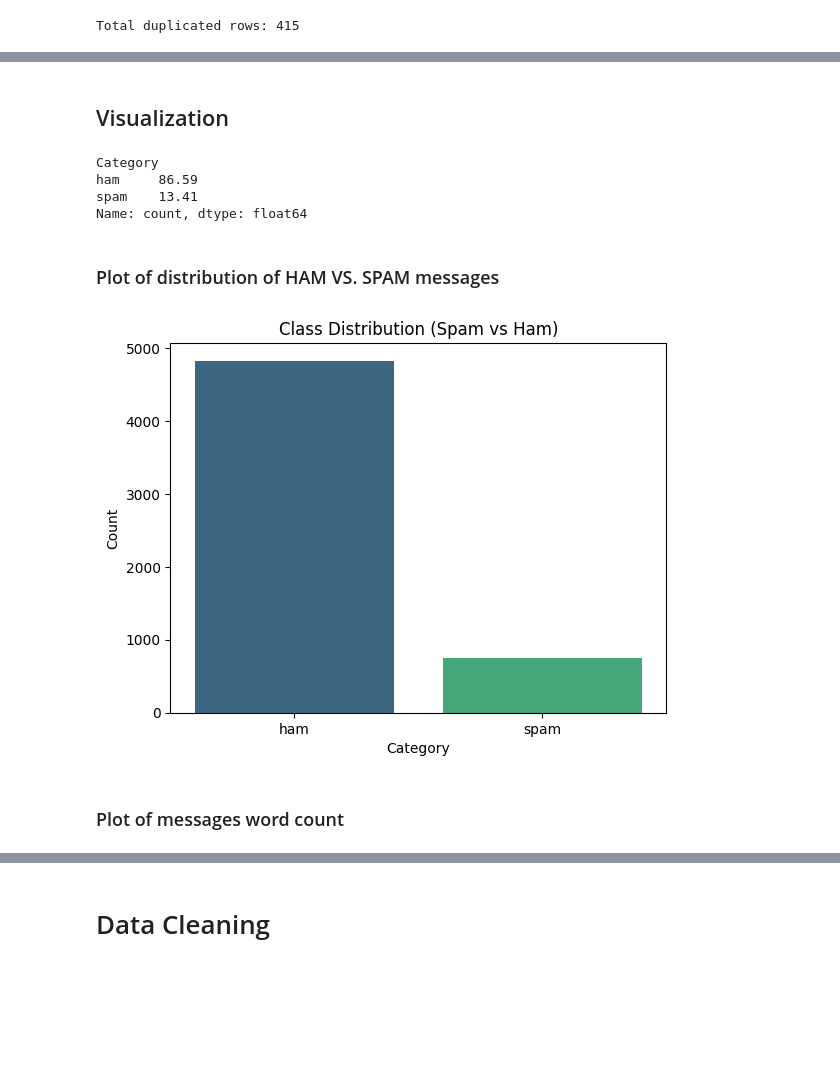
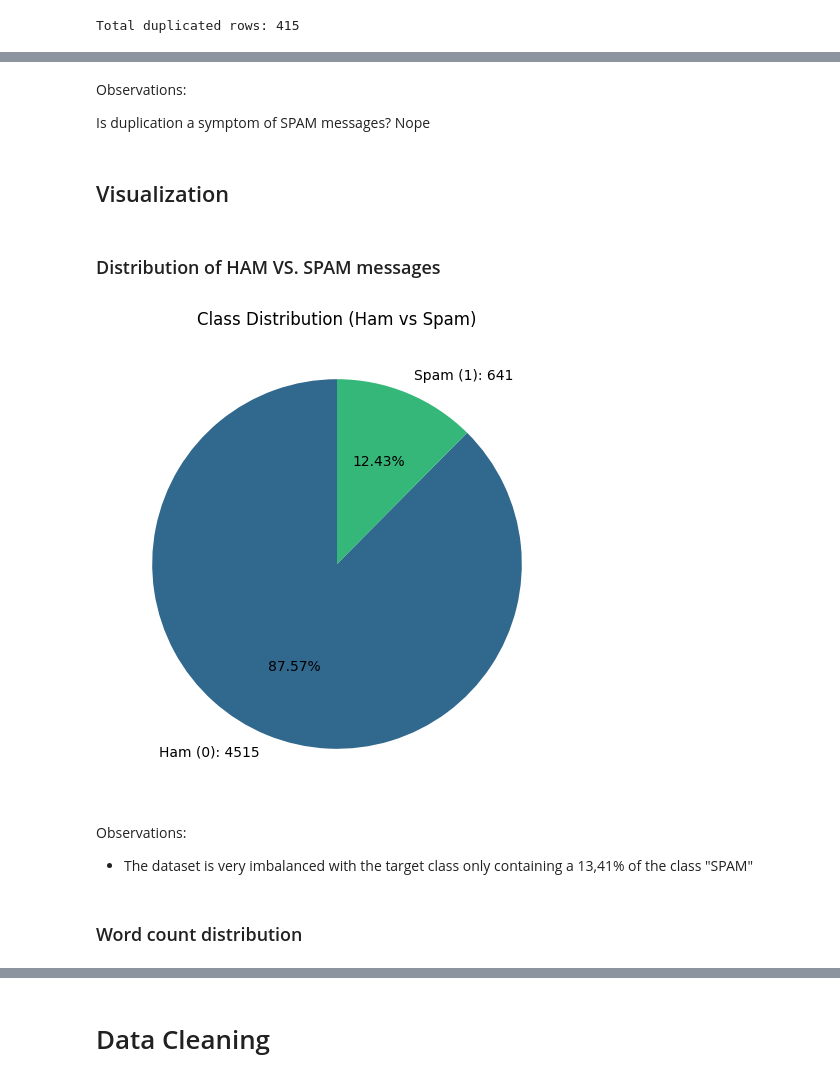
Before and after one commit to amaldu/AntiSpam-NLP-Pipeline, a Jupyter notebook: notebooks/eda.ipynb, the cells around one changed output, grey strips where cells are left out. Drawn from its saved outputs; the diff is of its cells as text; code cells hidden in the pictures; blank space fills up the shorter version.

```diff
--- a/notebooks/eda.ipynb
+++ b/notebooks/eda.ipynb
@@ -60 +49,4 @@ dtype: int64
+# %%
+df['Category'] = df['Category'].map({"ham": 0, "spam": 1}).astype(int)
+df['Message'] = df['Message'].astype(str)
 # %%
@@ -62,2 +56,13 @@ print(f"Total duplicated rows: {df.duplicated().sum()}")
 # %% [output]
 Total duplicated rows: 415
+# %%
+df['Message'] = df['Message'].str.strip().str.lower()
+duplicated_rows = df[df['Message'].duplicated(keep=False)]
+grouped_duplicates = duplicated_rows.groupby('Message')
+grouped_duplicates
+
+
+for message, group in grouped_duplicates:
+    print(f"Message: {message}")
+    print(group)
+    print("-" * 50)
@@ -64,28 +87,37 @@ Total duplicated rows: 415
+# %% [markdown]
+Observations:
+
+Is duplication a symptom of SPAM messages? Nope
+# %%
+df.drop_duplicates(inplace=True)
 # %% [markdown]
 ## Visualization
-# %%
-class_counts = df['Category'].value_counts()
-
-
-class_percentage = round((class_counts / len(df)) * 100, 2)
-class_percentage
-# %% [output]
-Category
-ham     86.59
-spam    13.41
-Name: count, dtype: float64
 # %% [markdown]
-### Plot of distribution of HAM VS. SPAM messages
+### Distribution of HAM VS. SPAM messages
 # %%
-sns.countplot(x='Category', data=df, hue='Category', palette="viridis", legend=False)
-plt.title("Class Distribution (Spam vs Ham)")
-plt.xlabel("Category")
-plt.ylabel("Count")
+category_counts = df['Category'].value_counts()
+category_labels = ["Ham (0)", "Spam (1)"]
+
+viridis_colors = sns.color_palette("viridis", len(category_counts))
+
+plt.figure(figsize=(6, 6))
+plt.pie(
+    category_counts,
+    labels=[f"{label}: {count}" for label, count in zip(category_labels, category_counts)],
+    autopct=lambda p: f"{p:.2f}%",
+    colors=viridis_colors,
+    startangle=90,
+)
+plt.title("Class Distribution (Ham vs Spam)")
 plt.show()
 # %% [output]
-[figure, old version]
+[figure, new version]
+# %% [markdown]
+Observations:
+
+- The dataset is very imbalanced with the target class only containing a 13,41% of the class "SPAM"
 # %% [markdown]
-### Plot of messages word count
+### Word count distribution
 # %%
 df['word_count'] = df['Message'].apply(lambda x: len(x.split()))
 bins = np.arange(df['word_count'].min(), df['word_count'].max() + 5, 5)
```
Also changed, not shown: parts of 41 cells of this notebook.
